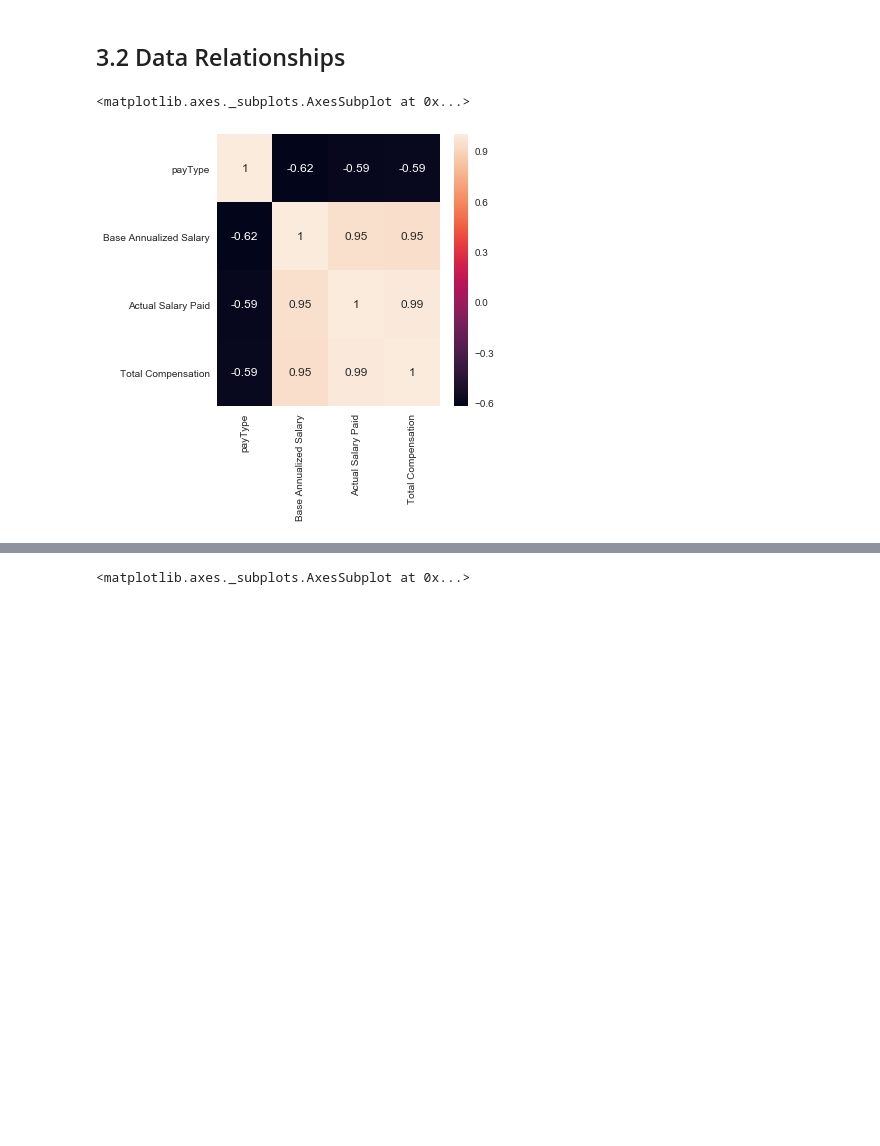
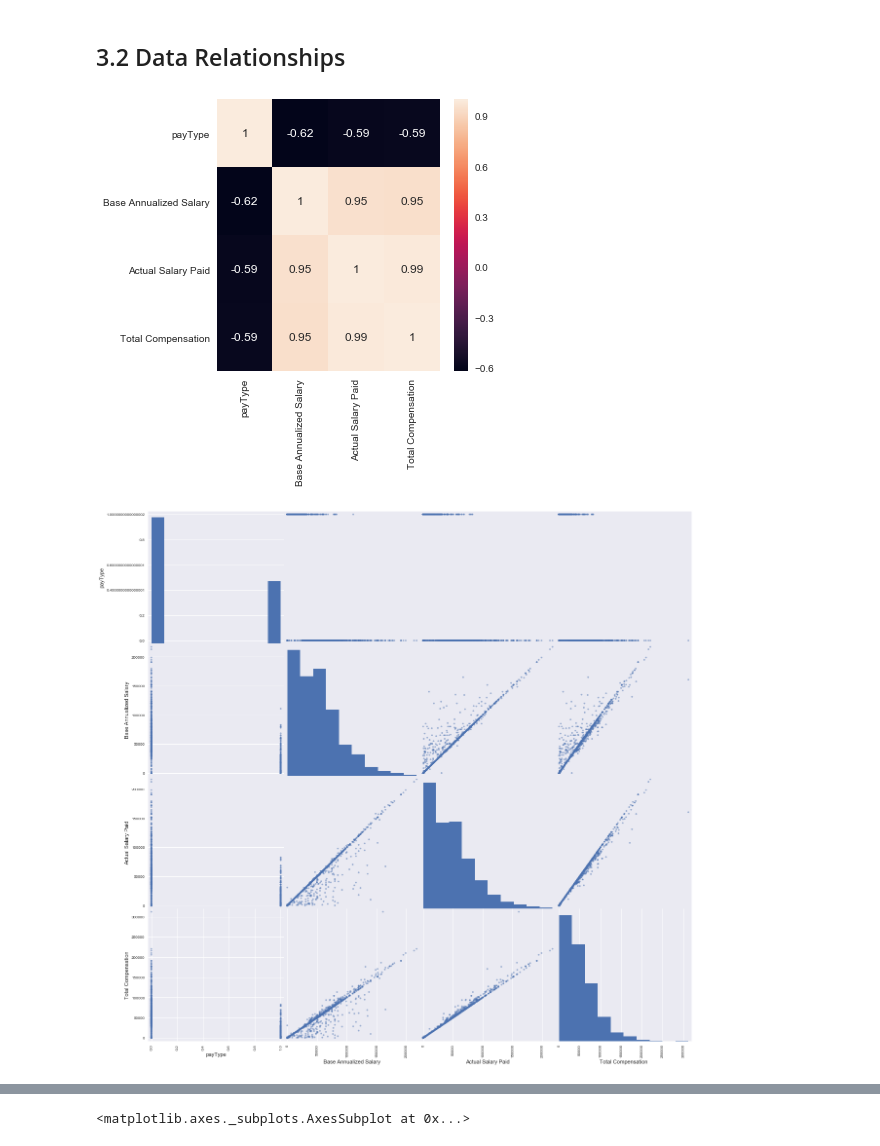
Before and after one commit to michaelcwatts123/JLab, a Jupyter notebook: Lab1.ipynb, the cells around one changed output, grey strips where cells are left out. Saved outputs shown, nothing was run; the diff lists cells and outputs as text; code cells hidden in the pictures; blank space fills up the shorter version.

```diff
--- a/Lab1.ipynb
+++ b/Lab1.ipynb
@@ -348,11 +348,15 @@ Above is a histogram of Other Compensation for all groups in the data set. It is
 # %%
 
 cmap = sns.set(style="darkgrid") # one of the many styles to plot using
 heatmap_columns_1 = ['payType', 'Base Annualized Salary', 'Actual Salary Paid', 'Total Compensation']
 f, ax = plt.subplots(figsize=(5, 5))
 sns.heatmap(dataFrame[heatmap_columns_1].corr(), cmap=cmap, annot=True)
 # f.tight_layout()
+
+from pandas.plotting import scatter_matrix
+
+ax = scatter_matrix(dataFrame[heatmap_columns_1],figsize=(20, 20))
 # %% [output]
-<matplotlib.axes._subplots.AxesSubplot at 0x...>
 [figure]
+[figure, added]
 # %% [markdown]
```
Also changed, not shown: parts of 14 cells of this notebook.
